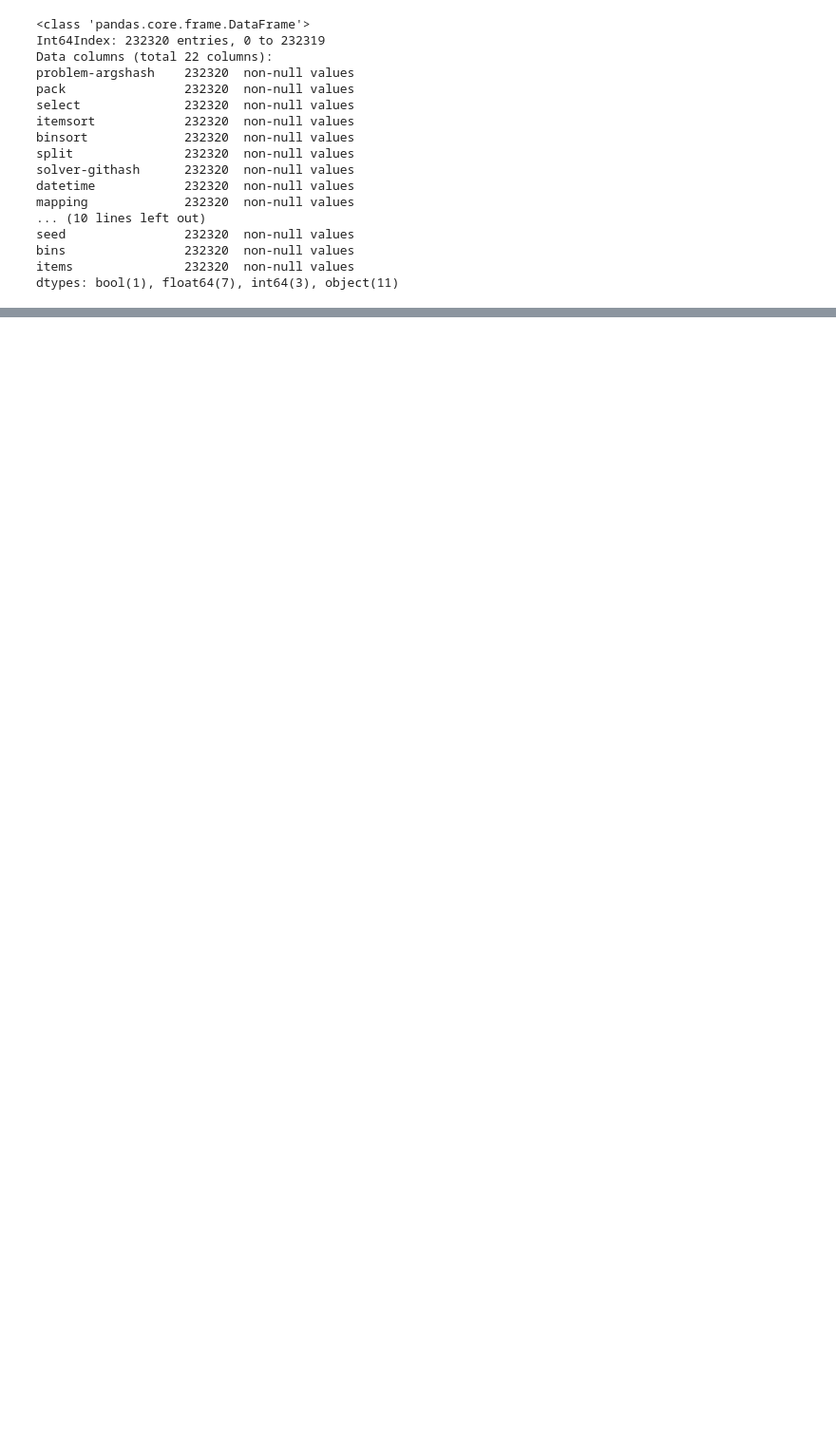
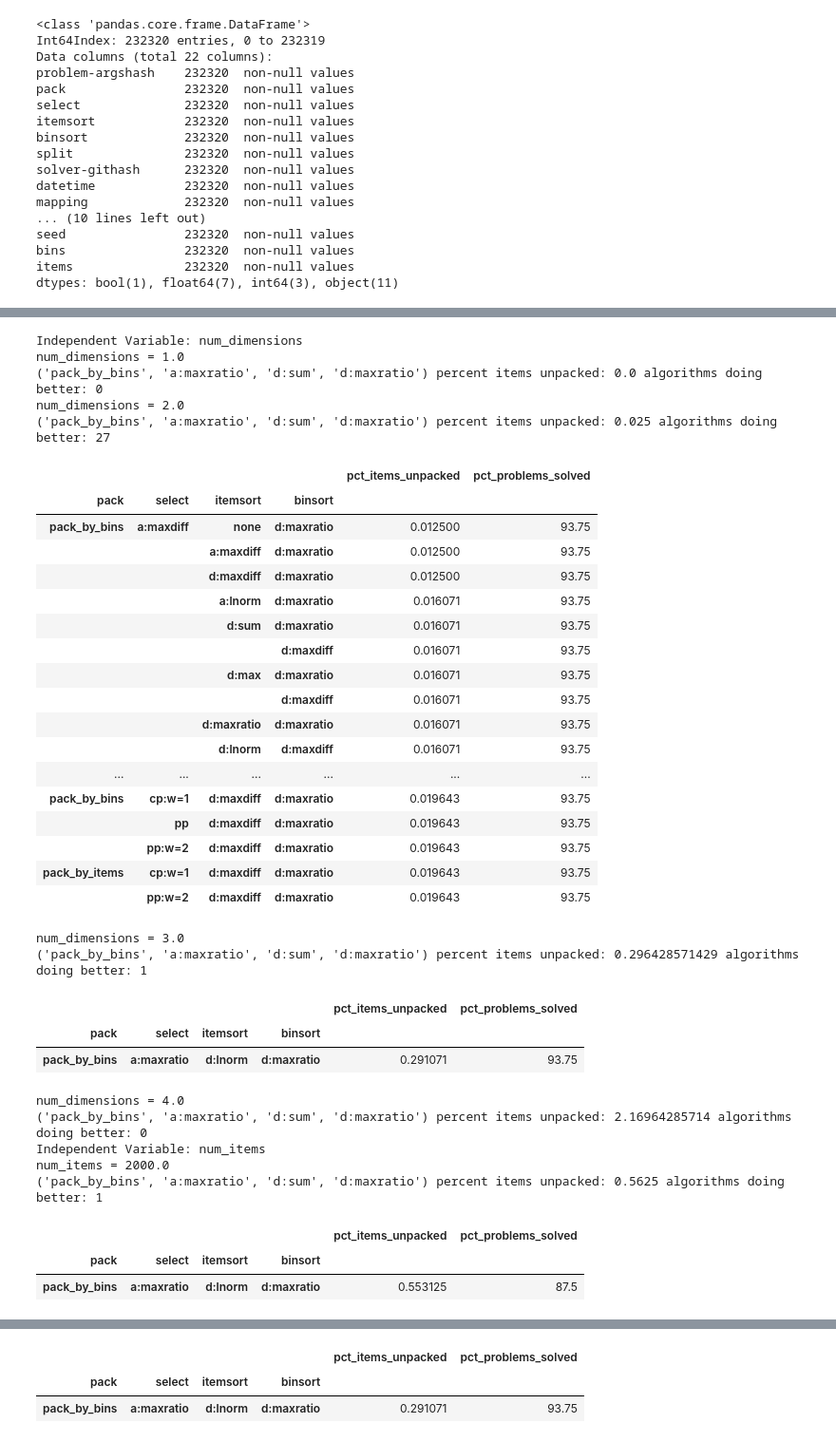
Before and after one commit to marklee77/notebooks, a Jupyter notebook: Vector Packing Experiment 1 Results.ipynb, the cells around one changed output, grey strips where cells are left out. Shown at 95% size. Saved outputs shown, nothing was run; the diff lists cells and outputs as text; code cells hidden in the pictures; blank space fills up the shorter version.

```diff
--- a/Vector Packing Experiment 1 Results.ipynb
+++ b/Vector Packing Experiment 1 Results.ipynb
@@ -69,16 +72,21 @@ HTML(by_algo.iloc[:20].to_html() + "<p>...</p>" + by_algo.iloc[-20:].to_html())
 # %%
+favored_algo_index = ('pack_by_bins', 'a:maxratio', 'd:sum', 'd:maxratio')
+
+independent_variables = ['num_dimensions', 'num_items', 'slack', 'cov', 'split']
+
 output = ''
-for col_name in ['num_dimensions', 'num_items', 'slack', 'cov', 'split']:
-    output += '<h2>' + col_name + '</h2>'
-    for value, group in data.groupby(col_name):
-        output += '<h3>' + col_name + ' = ' + str(value) + '</h3>'
-        by_algo = data[data[col_name] == value].groupby(['pack', 'select', 'itemsort', 'binsort'])
-        pct_items_unpacked = by_algo.apply(lambda x: 100.0 * sum(x['failcount']) / sum(x['num_items']))
-        num_problems_solved = by_algo.apply(lambda x: sum(1 for y in x['failcount'] if y == 0))
-        temp_df = pd.DataFrame({ 'pct_items_unpacked' : pct_items_unpacked, 'num_problems_solved' : num_problems_solved}).sort(
-                      columns=['pct_items_unpacked', 'num_problems_solved'], ascending=[True, False])
-        output += temp_df.iloc[:20].to_html()
-        output += '<p>...</p>'
-        output += temp_df.iloc[-20:].to_html()
+for variable in independent_variables:
+    output += '<h2>Independent Variable: ' + variable + '</h2>'
+    for value, group in data.groupby(variable):
+        output += '<h3>' + variable + ' = ' + str(value) + '</h3>'
+        valgroup = group.groupby(algorithm_variables)
+        temp_df = pd.DataFrame({ 'pct_items_unpacked' : valgroup.apply(lambda x: 100.0 * sum(x['failcount']) / sum(x['num_items'])),
+                                 'pct_problems_solved' : valgroup.apply(lambda x: 100.0 * sum(1 for y in x['failcount'] if y == 0) / len(x))})
+        favored_pct_items_unpacked = temp_df.loc[favored_algo_index]['pct_items_unpacked']
+        output_df = temp_df[temp_df['pct_items_unpacked'] < favored_pct_items_unpacked].sort(columns='pct_items_unpacked')
+        output += '<p>' + str(favored_algo_index) + ' percent items unpacked: ' + str(favored_pct_items_unpacked)
+        output += ' algorithms doing better: ' + str(len(output_df)) + '</p>'
+        if len(output_df) > 0:
+            output += output_df.to_html()
 HTML(output)
 # %% [output]
@@ -85,0 +93,36 @@ HTML(output)
+Independent Variable: num_dimensions
+num_dimensions = 1.0
+('pack_by_bins', 'a:maxratio', 'd:sum', 'd:maxratio') percent items unpacked: 0.0 algorithms doing better: 0
+num_dimensions = 2.0
+('pack_by_bins', 'a:maxratio', 'd:sum', 'd:maxratio') percent items unpacked: 0.025 algorithms doing better: 27
+|  |  |  |  | pct_items_unpacked | pct_problems_solved |
+| pack | select | itemsort | binsort |  |  |
+| pack_by_bins | a:maxdiff | none | d:maxratio | 0.012500 | 93.75 |
+|  |  | a:maxdiff | d:maxratio | 0.012500 | 93.75 |
+|  |  | d:maxdiff | d:maxratio | 0.012500 | 93.75 |
+|  |  | a:lnorm | d:maxratio | 0.016071 | 93.75 |
+|  |  | d:sum | d:maxratio | 0.016071 | 93.75 |
+|  |  |  | d:maxdiff | 0.016071 | 93.75 |
+|  |  | d:max | d:maxratio | 0.016071 | 93.75 |
+|  |  |  | d:maxdiff | 0.016071 | 93.75 |
+|  |  | d:maxratio | d:maxratio | 0.016071 | 93.75 |
+|  |  | d:lnorm | d:maxdiff | 0.016071 | 93.75 |
+| ... | ... | ... | ... | ... | ... |
+| pack_by_bins | cp:w=1 | d:maxdiff | d:maxratio | 0.019643 | 93.75 |
+|  | pp | d:maxdiff | d:maxratio | 0.019643 | 93.75 |
+|  | pp:w=2 | d:maxdiff | d:maxratio | 0.019643 | 93.75 |
+| pack_by_items | cp:w=1 | d:maxdiff | d:maxratio | 0.019643 | 93.75 |
+|  | pp:w=2 | d:maxdiff | d:maxratio | 0.019643 | 93.75 |
+num_dimensions = 3.0
+('pack_by_bins', 'a:maxratio', 'd:sum', 'd:maxratio') percent items unpacked: 0.296428571429 algorithms doing better: 1
+|  |  |  |  | pct_items_unpacked | pct_problems_solved |
+| pack | select | itemsort | binsort |  |  |
+| pack_by_bins | a:maxratio | d:lnorm | d:maxratio | 0.291071 | 93.75 |
+num_dimensions = 4.0
+('pack_by_bins', 'a:maxratio', 'd:sum', 'd:maxratio') percent items unpacked: 2.16964285714 algorithms doing better: 0
+Independent Variable: num_items
+num_items = 2000.0
+('pack_by_bins', 'a:maxratio', 'd:sum', 'd:maxratio') percent items unpacked: 0.5625 algorithms doing better: 1
+|  |  |  |  | pct_items_unpacked | pct_problems_solved |
+| pack | select | itemsort | binsort |  |  |
+| pack_by_bins | a:maxratio | d:lnorm | d:maxratio | 0.553125 | 87.5 |
@@ -85,0 +162,3 @@ HTML(output)
+|  |  |  |  | pct_items_unpacked | pct_problems_solved |
+| pack | select | itemsort | binsort |  |  |
+| pack_by_bins | a:maxratio | d:lnorm | d:maxratio | 0.291071 | 93.75 |
```
Also changed, not shown: parts of 19 cells of this notebook.
